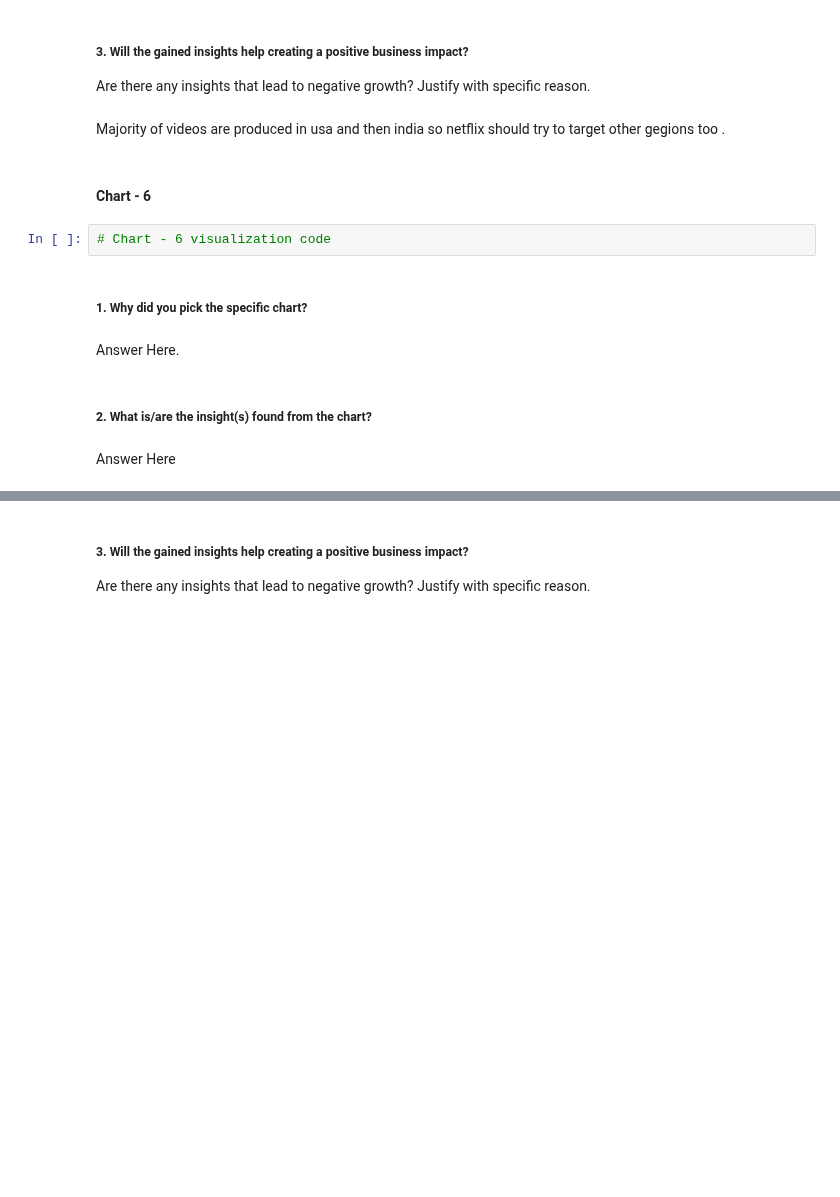
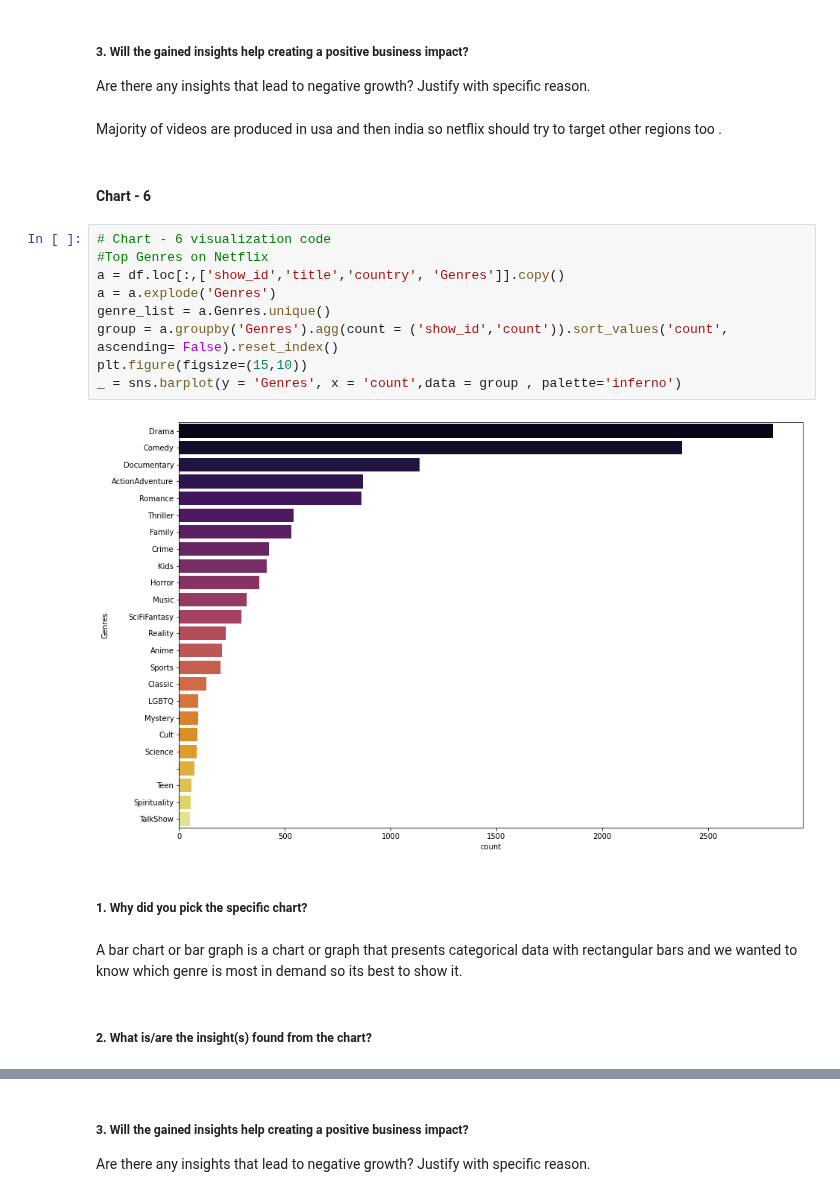
Before and after one commit to Shashank251225/NETFLIX-MOVIES-AND-TV-SHOWS-CLUSTERING, a Jupyter notebook: NETFLIX_MOVIES_AND_TV_SHOWS_CLUSTERING.ipynb, the cells around one changed output, grey strips where cells are left out. Drawn from its saved outputs; the diff is of its cells as text; blank space fills up the shorter version.

```diff
--- a/NETFLIX_MOVIES_AND_TV_SHOWS_CLUSTERING.ipynb
+++ b/NETFLIX_MOVIES_AND_TV_SHOWS_CLUSTERING.ipynb
@@ -548,16 +548,23 @@ Top Countries in Netflix are:
 ##### 3. Will the gained insights help creating a positive business impact?
 Are there any insights that lead to negative growth? Justify with specific reason.
 # %% [markdown]
-Majority of videos are produced in usa and then india so netflix should try to target other gegions too .
+Majority of videos are produced in usa and then india so netflix should try to target other regions too .
 # %% [markdown]
 #### Chart - 6
-# %%
-# Chart - 6 visualization code
+# %%
+# Chart - 6 visualization code
+#Top Genres on Netflix
+a = df.loc[:,['show_id','title','country', 'Genres']].copy()
+a = a.explode('Genres')
+genre_list = a.Genres.unique()
+group = a.groupby('Genres').agg(count = ('show_id','count')).sort_values('count', ascending= False).reset_index()
+plt.figure(figsize=(15,10))
+_ = sns.barplot(y = 'Genres', x = 'count',data = group , palette='inferno')
+# %% [output]
+[figure, added]
 # %% [markdown]
 ##### 1. Why did you pick the specific chart?
-# %% [markdown]
-Answer Here.
+# %% [markdown]
+A bar chart or bar graph is a chart or graph that presents categorical data with rectangular bars and we wanted to know which genre is most in demand so its best to show it.
 # %% [markdown]
 ##### 2. What is/are the insight(s) found from the chart?
-# %% [markdown]
-Answer Here
```
Also changed, not shown: parts of 19 cells of this notebook.
